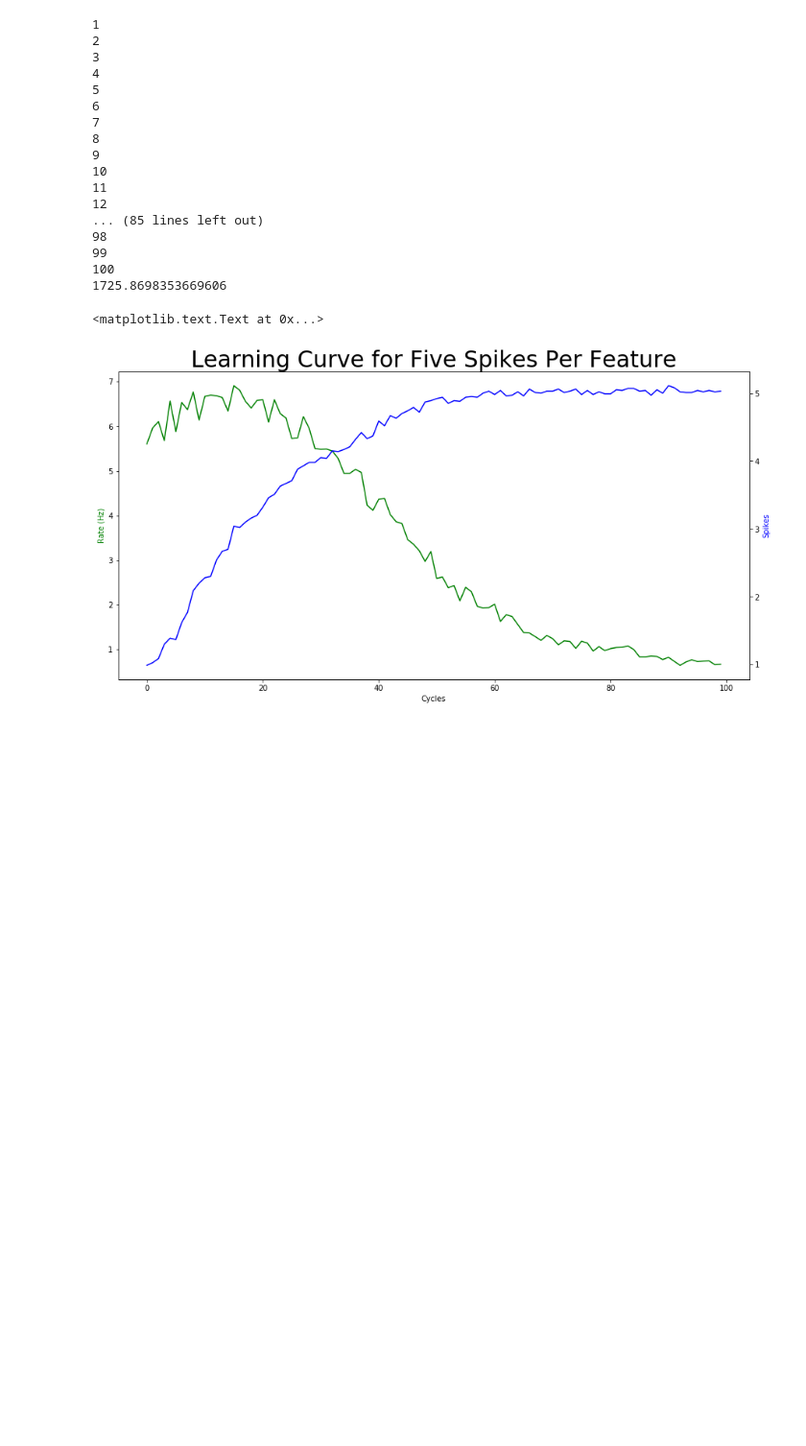
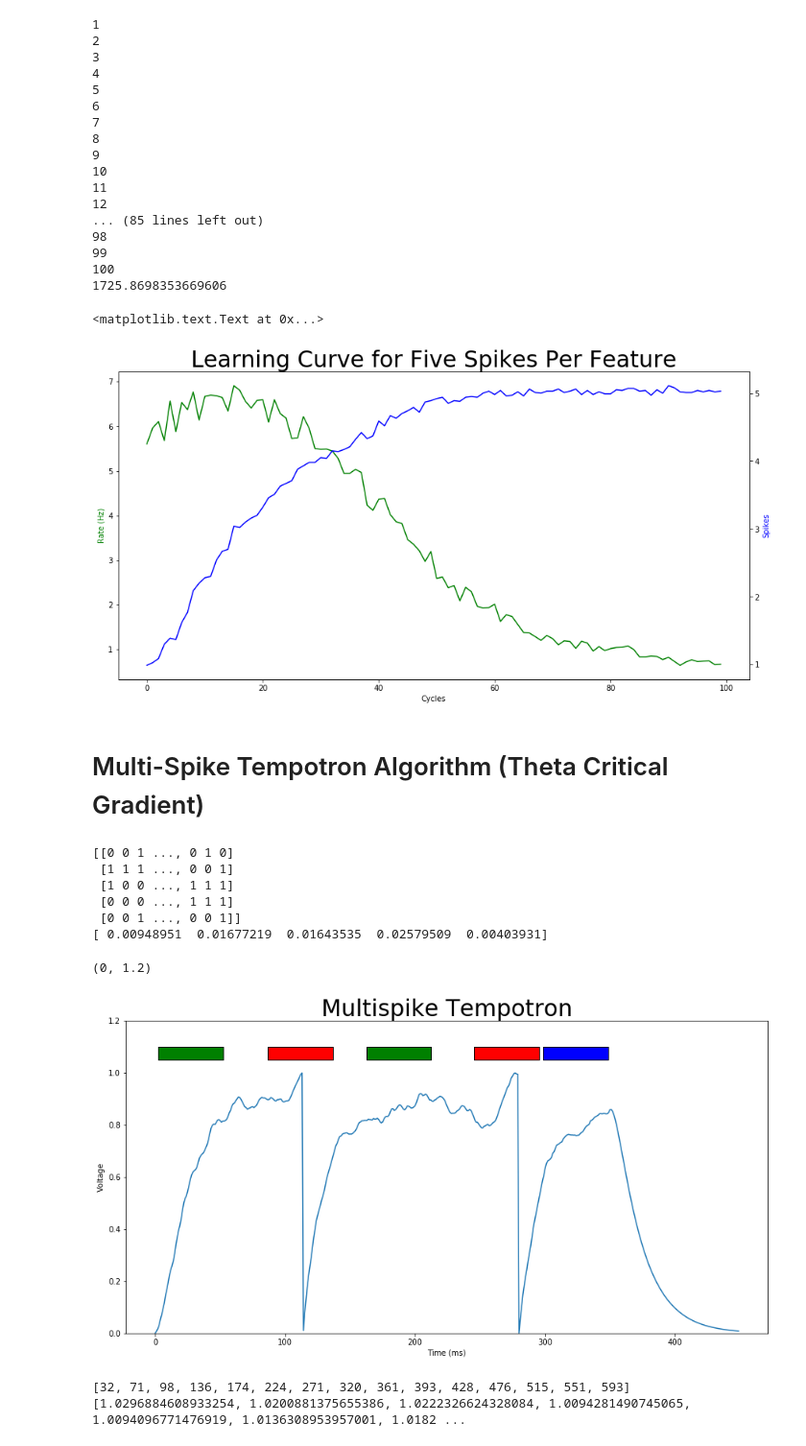
Before and after one commit to mackelab/multispike_tempotron, a Jupyter notebook: code_kailun.ipynb, the cells around one changed output. Shown at 96% size. Cells and saved outputs as stored; diff of their text form; code cells hidden in the pictures; blank space fills up the shorter version.

Commit message:
Added algorithms for calculating critical threshold gradient

```diff
--- a/code_kailun.ipynb
+++ b/code_kailun.ipynb
@@ -103,8 +105,6 @@ random_omega = gen_omega(n, omega_coefficient)
 # %% [markdown]
 ### 2.2.2 Calculating Voltage
 # %%
-omega = random_omega
-
 def calculate_Vt(data, theta, omega):
     num_spikes = 0
     data = np.concatenate((data, np.zeros((n, 100))), axis=1)
@@ -124,11 +124,11 @@ def calculate_Vt(data, theta, omega):
             #V_t[ith_bin] = 1.5
             num_spikes += 1
             spike_time.append(ith_bin)
-            sum_time_exp[ith_bin+1:] += exp[:len(data[0])-ith_bin-1]
+            sum_time_exp[ith_bin:] += exp[:len(data[0])-ith_bin]
     #print(t.perf_counter()-t5)
     return V_t, num_spikes, spike_time
 
-V_t, num_spikes, spike_time = calculate_Vt(data, theta, omega)
+V_t, num_spikes, spike_time = calculate_Vt(data, theta, random_omega)
 print("number of spikes: " + str(num_spikes), V_t)
 print(spike_time)
 # %% [output]
@@ -168,7 +168,7 @@ def calculate_Vt(data, theta, omega):
             #V_t[ith_bin] = 1.5
             num_spikes += 1
             spike_time.append(ith_bin)
-            sum_time_exp[ith_bin+1:] += exp[:len(data[0])-ith_bin-1]
+            sum_time_exp[ith_bin:] += exp[:len(data[0])-ith_bin]
     #print(t.perf_counter()-t5)
     return V_t, num_spikes, spike_time
 
@@ -1558,3 +1527,68 @@ plt.title("Learning Curve for Five Spikes Per Feature", fontsize=30)
 # %% [output]
 <matplotlib.text.Text at 0x...>
 [figure]
+# %% [markdown]
+# Multi-Spike Tempotron Algorithm (Theta Critical Gradient)
+# %%
+n = 5
+seed = 2500
+n_fea = 3 #number of different features
+cf_mean = 2 #mean for number of occurrences for each feature
+fr = 500 #average firing rate of each input neuron (Hz)
+T_null = 0.1 #background activity duration (s)
+T_fea = 0.05 #T_fea: feature duration (s)
+dt = 0.001 #bin (s)
+marker_y = 1.05
+marker_height = 0.05
+omega_coefficient = 0.022*1.5
+omega = gen_omega(n, omega_coefficient)
+data, markers, n_fea_occur, fea_time, fea_order, features = gen_input_data(seed, T_null, n, fr, dt, n_fea, T_fea, cf_mean, marker_y, marker_height)
+print(data)
+print(omega)
+
+V_t, num_spikes, spike_time, a = calculate_Vt(data, 1, cur_omegaMulti_list[5])#[ 0.00513917,  0.01471243,  0.01345423,  0.02598373,  0.00348564])
+time = np.arange(0., len(data[0])+100, 1.) #ms
+matplotlib.rcParams['figure.figsize'] = (15.0, 7.5)
+plt.xlabel("Time (ms)")
+plt.ylabel("Voltage")
+plt.title("Multispike Tempotron", fontsize=30)
+plt.plot(time, V_t)
+for marker in markers:
+    plt.gca().add_patch(marker)
+plt.ylim((0, 1.2))
+# %% [output]
+[[0 0 1 ..., 0 1 0]
+ [1 1 1 ..., 0 0 1]
+ [1 0 0 ..., 1 1 1]
+ [0 0 0 ..., 1 1 1]
+ [0 0 1 ..., 0 0 1]]
+[ 0.00948951  0.01677219  0.01643535  0.02579509  0.00403931]
+(0, 1.2)
+[figure, added]
+# %%
+def STS(data, theta, omega):
+    num_spikes = 0
+    data = np.concatenate((data, np.zeros((n, 100))), axis=1)
+    kernel = kernel_fn(data, tau_mem, tau_syn, time_ij)
+    kernel_array = np.zeros((n,len(data[0])))
+    V_t = np.zeros(len(data[0]))
+    exp = np.exp(-np.arange(0, data.shape[1])/tau_mem)
+    sum_time_exp = np.zeros(len(data[0]))
+    unresetted_V = []
+    spike_time = []
+    for neuron, ith_bin in zip(*np.where(data)):
+        kernel_array[neuron, ith_bin:] += np.multiply(kernel, omega[neuron])[:len(kernel)-ith_bin]
+    tot_input = kernel_array.sum(axis=0)
+    for ith_bin in range(data.shape[1]):
+        V_t[ith_bin] = V_rest + tot_input[ith_bin] - theta*sum_time_exp[ith_bin]  #calculate V(t)
+        if V_t[ith_bin] >= theta:
+            unresetted_V.append(V_t[ith_bin])
+            V_t[ith_bin] -= theta
+            num_spikes += 1
+            spike_time.append(ith_bin)
+            sum_time_exp[ith_bin:] += exp[:len(data[0])-ith_bin]
+    return num_spikes, spike_time, unresetted_V
+num_spikes, spike_time, unresetted_V = STS(data, theta_critical-0.0000001, omega)
+print(spike_time, unresetted_V)
+# %% [output]
+[32, 71, 98, 136, 174, 224, 271, 320, 361, 393, 428, 476, 515, 551, 593] [1.0296884608933254, 1.0200881375655386, 1.0222326624328084, 1.0094281490745065, 1.0094096771476919, 1.0136308953957001, 1.0182 ...
```
Also changed, not shown: parts of 60 cells of this notebook.
